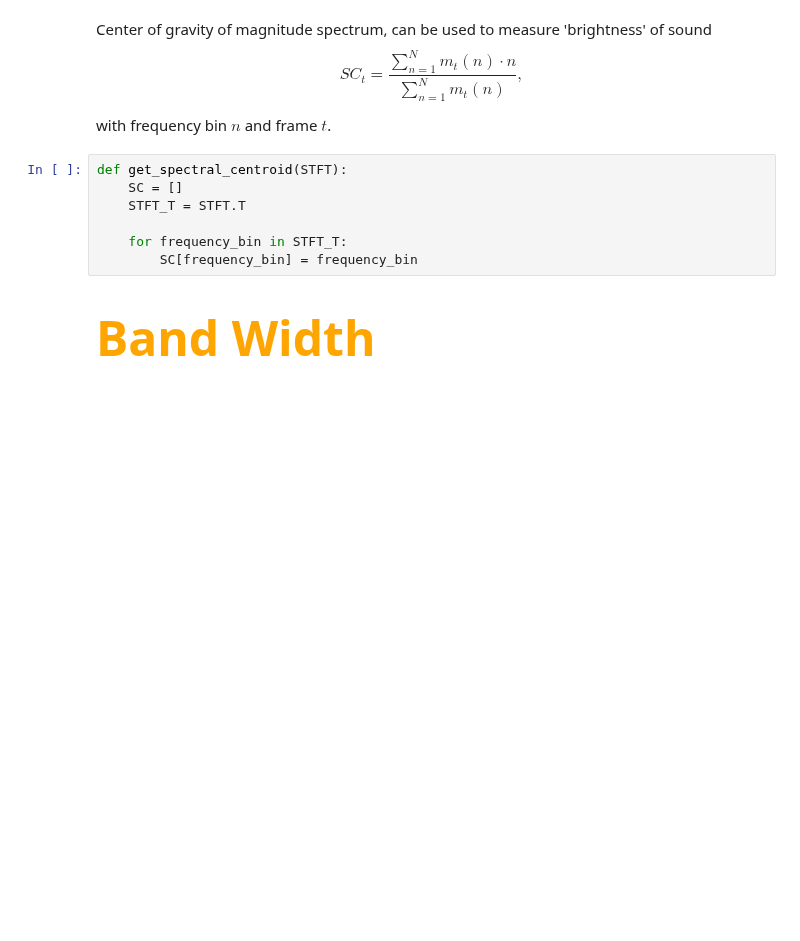
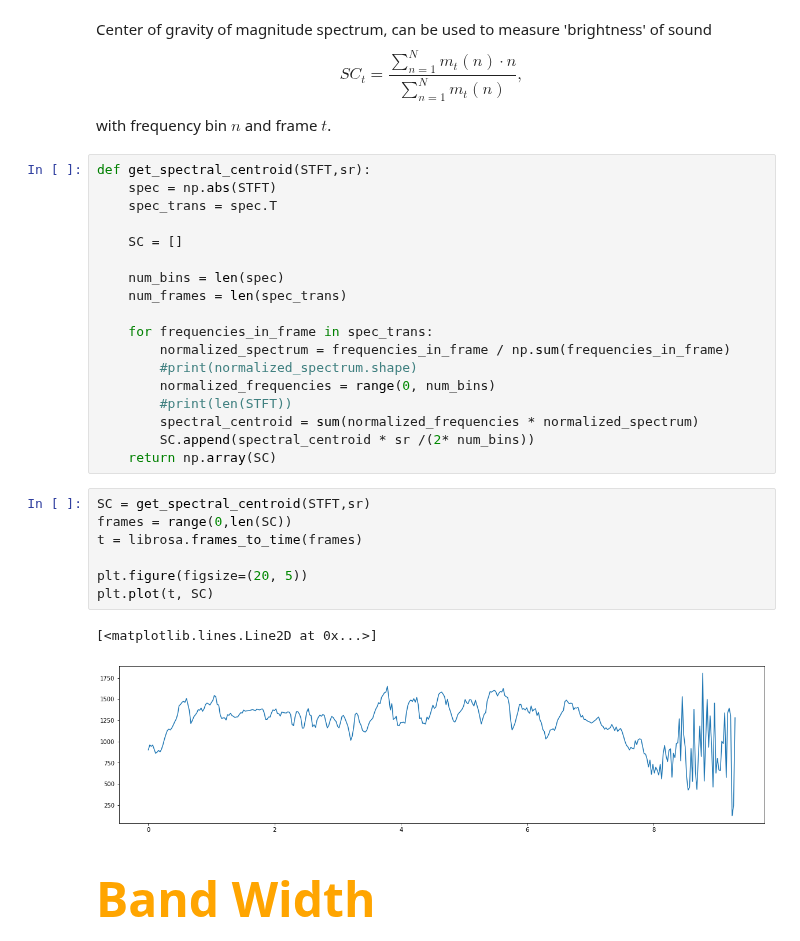
Before and after one commit to HNuijens/PythonAudioProcessing, a Jupyter notebook: Analysis/Extracting Frequency-Domain Audio Features.ipynb, the cells around one changed output. Cells and saved outputs as stored; diff of their text form; blank space fills up the shorter version.

Commit message:
added spectralcentroid

```diff
--- a/Analysis/Extracting Frequency-Domain Audio Features.ipynb
+++ b/Analysis/Extracting Frequency-Domain Audio Features.ipynb
@@ -79,13 +82,34 @@ Center of gravity of magnitude spectrum, can be used to measure 'brightness' of
 \end{equation}
 
 with frequency bin $n$ and frame $t$.
-# %%
-def get_spectral_centroid(STFT):
-    SC = []
-    STFT_T = STFT.T
-
-    for frequency_bin in STFT_T:
-        SC[frequency_bin] = frequency_bin
+# %%
+def get_spectral_centroid(STFT,sr):
+    spec = np.abs(STFT)
+    spec_trans = spec.T
+
+    SC = []
+
+    num_bins = len(spec)
+    num_frames = len(spec_trans)
+
+    for frequencies_in_frame in spec_trans:
+        normalized_spectrum = frequencies_in_frame / np.sum(frequencies_in_frame)
+        #print(normalized_spectrum.shape)
+        normalized_frequencies = range(0, num_bins)
+        #print(len(STFT))
+        spectral_centroid = sum(normalized_frequencies * normalized_spectrum)
+        SC.append(spectral_centroid * sr /(2* num_bins))
+    return np.array(SC)
+# %%
+SC = get_spectral_centroid(STFT,sr)
+frames = range(0,len(SC))
+t = librosa.frames_to_time(frames)
+
+plt.figure(figsize=(20, 5))
+plt.plot(t, SC)
+# %% [output]
+[<matplotlib.lines.Line2D at 0x...>]
+[figure, added]
 # %% [markdown]
 <h1 style = "font-size:3rem;color:orange">Band Width</h1>
 # %% [markdown]
```
Also changed, not shown: parts of 1 cell of this notebook.
